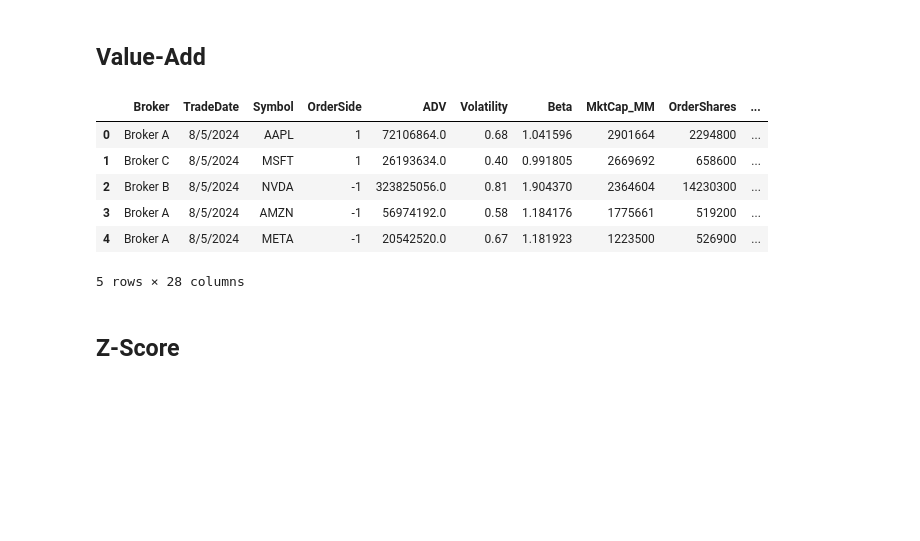
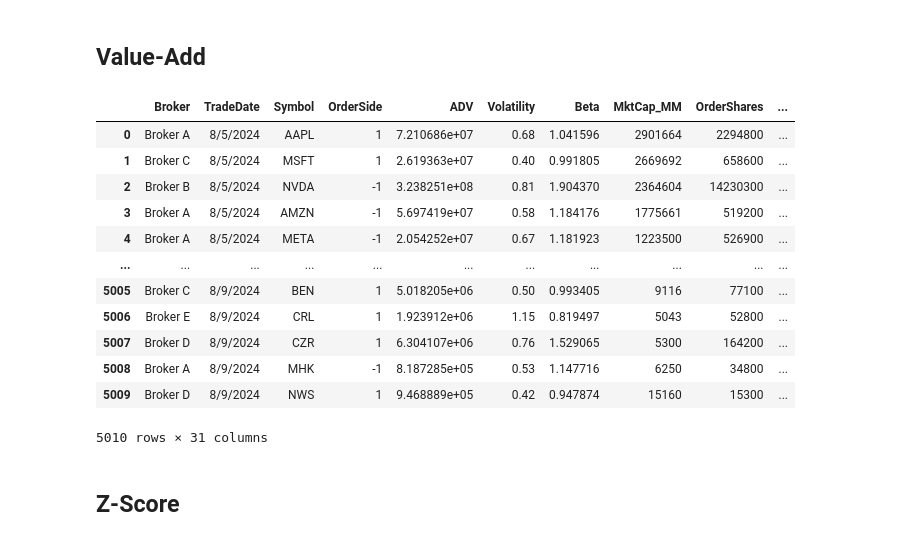
Before and after one commit to aruvins/Algorithm-Trading-Homework, a Jupyter notebook: case_study_1.ipynb, the cells around one changed output. Cells and saved outputs as stored; diff of their text form; code cells hidden in the pictures; blank space fills up the shorter version.

```diff
--- a/case_study_1.ipynb
+++ b/case_study_1.ipynb
@@ -28,6 +28,7 @@ a2 = 0.35
 a3 = 0.75
 a4 = 0.82
 b1 = 0.96
+df['Alpha_bp'] = 0
 # %%
 df['OrderSide'] = df['OrderSide'].map({'Buy': 1, 'Sell': -1}) # Map side to value 1 or -1
 df['Size_fraction'] = df['OrderShares'] / df['ADV']
@@ -37,8 +38,8 @@ df['Size_fraction'] = df['OrderShares'] / df['ADV']
 COMMISSION_PER_SHARE = 0.01
 
 df['Fixed_Cost'] = df['ExecutedShares'] * COMMISSION_PER_SHARE
-df['Delay_Cost'] = df['OrderSide'] * df['OrderShares'] * (df['P0'] - df['Pd'])
-df['Execution_Cost'] = df['OrderSide'] * df['ExecutedShares'] * (df['Pavg'] - df['P0'])
-df['Opportunity_Cost'] = df['OrderSide'] * (df['OrderShares'] - df['ExecutedShares']) * (df['Pn'] - df['P0'])
-df['IS_Total'] = df['Delay_Cost'] + df['Execution_Cost'] + df['Opportunity_Cost'] + df['Fixed_Cost']
+df['Delay_Cost'] = df['OrderShares'] * (df['P0'] - df['Pd'])
+df['Execution_Cost'] =  df['ExecutedShares'] * (df['Pavg'] - df['P0'])
+df['Opportunity_Cost'] = (df['OrderShares'] - df['ExecutedShares']) * (df['Pn'] - df['P0'])
+df['IS_Total'] = df['OrderSide'] * (df['Delay_Cost'] + df['Execution_Cost'] + df['Opportunity_Cost']) + df['Fixed_Cost']
 # %%
@@ -83,23 +102,33 @@ df.head()
 ## Value-Add
 # %%
 # ------------ Calculate MI, PA, TR ------------
-df['I_star'] = a1 * (df['Size_fraction']**a2) * (df['Volatility'])
+df['I_star'] = a1 * (df['Size_fraction']**a2) * (df['Volatility']**a3)
 # Market Impact (MI) = I* * (b1 * POV^a4 + (1 - b1))
 df['MI_bp'] = df['I_star'] * (b1 * (df['POV']**a4) + (1 - b1))
 # Timing Risk (TR) = sigma * sqrt(1/3 * 1/250 * Size * (1-POV)/POV) * 10000
 df['TR_bp'] = df['Volatility'] * np.sqrt((1/3) * (1/250) * df['Size_fraction'] * (1-df['POV'])/df['POV']) * 10000
+# Price Appreciation (Alpha_bp = 0)
+df['PA_bp'] = df['OrderSide'] * (1/2) * df['Alpha_bp'] * df['Size_fraction'] * ((1 - df['POV'])/ df['POV'])
 
+
+df['Expected_Cost'] = df['MI_bp']
 df['Value_Add_bp'] = df['MI_bp'] - df['Arrival_Cost_bp']
 
-df.head()
+df
 # %% [output]
 |  | Broker | TradeDate | Symbol | OrderSide | ADV | Volatility | Beta | MktCap_MM | OrderShares | ... |
-| 0 | Broker A | 8/5/2024 | AAPL | 1 | 72106864.0 | 0.68 | 1.041596 | 2901664 | 2294800 | ... |
-| 1 | Broker C | 8/5/2024 | MSFT | 1 | 26193634.0 | 0.40 | 0.991805 | 2669692 | 658600 | ... |
-| 2 | Broker B | 8/5/2024 | NVDA | -1 | 323825056.0 | 0.81 | 1.904370 | 2364604 | 14230300 | ... |
-| 3 | Broker A | 8/5/2024 | AMZN | -1 | 56974192.0 | 0.58 | 1.184176 | 1775661 | 519200 | ... |
-| 4 | Broker A | 8/5/2024 | META | -1 | 20542520.0 | 0.67 | 1.181923 | 1223500 | 526900 | ... |
+| 0 | Broker A | 8/5/2024 | AAPL | 1 | 7.210686e+07 | 0.68 | 1.041596 | 2901664 | 2294800 | ... |
+| 1 | Broker C | 8/5/2024 | MSFT | 1 | 2.619363e+07 | 0.40 | 0.991805 | 2669692 | 658600 | ... |
+| 2 | Broker B | 8/5/2024 | NVDA | -1 | 3.238251e+08 | 0.81 | 1.904370 | 2364604 | 14230300 | ... |
+| 3 | Broker A | 8/5/2024 | AMZN | -1 | 5.697419e+07 | 0.58 | 1.184176 | 1775661 | 519200 | ... |
+| 4 | Broker A | 8/5/2024 | META | -1 | 2.054252e+07 | 0.67 | 1.181923 | 1223500 | 526900 | ... |
+| ... | ... | ... | ... | ... | ... | ... | ... | ... | ... | ... |
+| 5005 | Broker C | 8/9/2024 | BEN | 1 | 5.018205e+06 | 0.50 | 0.993405 | 9116 | 77100 | ... |
+| 5006 | Broker E | 8/9/2024 | CRL | 1 | 1.923912e+06 | 1.15 | 0.819497 | 5043 | 52800 | ... |
+| 5007 | Broker D | 8/9/2024 | CZR | 1 | 6.304107e+06 | 0.76 | 1.529065 | 5300 | 164200 | ... |
+| 5008 | Broker A | 8/9/2024 | MHK | -1 | 8.187285e+05 | 0.53 | 1.147716 | 6250 | 34800 | ... |
+| 5009 | Broker D | 8/9/2024 | NWS | 1 | 9.468889e+05 | 0.42 | 0.947874 | 15160 | 15300 | ... |
-5 rows × 28 columns
+5010 rows × 31 columns
 # %% [markdown]
 ## Z-Score
 # %%
```
Also changed, not shown: parts of 9 cells of this notebook, 2 other files.
